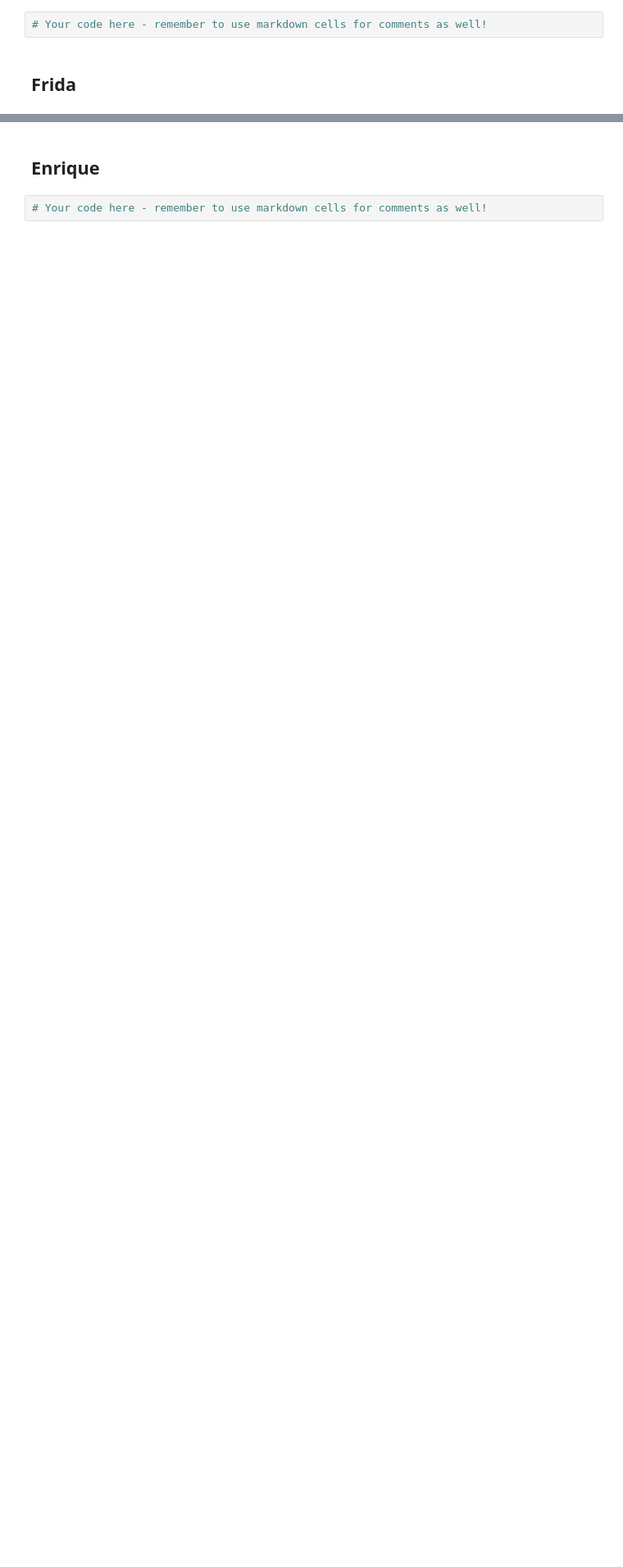
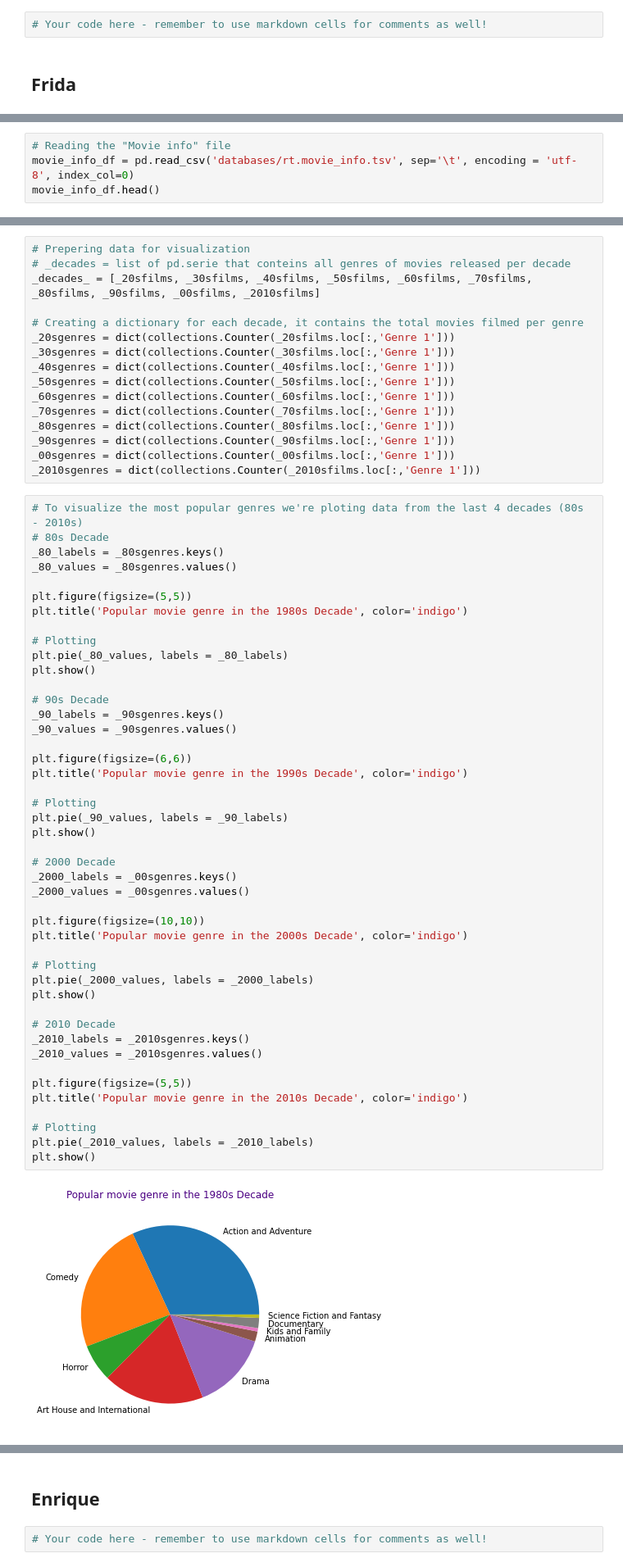
Before and after one commit to mfFrida/Capstone-Project-Semester-1, a Jupyter notebook: student.ipynb, the cells around one changed output, grey strips where cells are left out. Shown at 82% size. Saved outputs shown, nothing was run; the diff lists cells and outputs as text; blank space fills up the shorter version.

```diff
--- a/student.ipynb
+++ b/student.ipynb
@@ -14,0 +24,4 @@
+# %%
+# Reading the "Movie info" file
+movie_info_df = pd.read_csv('databases/rt.movie_info.tsv', sep='\t', encoding = 'utf-8', index_col=0)
+movie_info_df.head()
@@ -14,0 +244,63 @@
+# %%
+# Prepering data for visualization
+# _decades = list of pd.serie that conteins all genres of movies released per decade
+_decades_ = [_20sfilms, _30sfilms, _40sfilms, _50sfilms, _60sfilms, _70sfilms, _80sfilms, _90sfilms, _00sfilms, _2010sfilms]
+
+# Creating a dictionary for each decade, it contains the total movies filmed per genre
+_20sgenres = dict(collections.Counter(_20sfilms.loc[:,'Genre 1']))
+_30sgenres = dict(collections.Counter(_30sfilms.loc[:,'Genre 1']))
+_40sgenres = dict(collections.Counter(_40sfilms.loc[:,'Genre 1']))
+_50sgenres = dict(collections.Counter(_50sfilms.loc[:,'Genre 1']))
+_60sgenres = dict(collections.Counter(_60sfilms.loc[:,'Genre 1']))
+_70sgenres = dict(collections.Counter(_70sfilms.loc[:,'Genre 1']))
+_80sgenres = dict(collections.Counter(_80sfilms.loc[:,'Genre 1']))
+_90sgenres = dict(collections.Counter(_90sfilms.loc[:,'Genre 1']))
+_00sgenres = dict(collections.Counter(_00sfilms.loc[:,'Genre 1']))
+_2010sgenres = dict(collections.Counter(_2010sfilms.loc[:,'Genre 1']))
+# %%
+# To visualize the most popular genres we're ploting data from the last 4 decades (80s - 2010s)
+# 80s Decade
+_80_labels = _80sgenres.keys()
+_80_values = _80sgenres.values()
+
+plt.figure(figsize=(5,5))
+plt.title('Popular movie genre in the 1980s Decade', color='indigo')
+
+# Plotting
+plt.pie(_80_values, labels = _80_labels)
+plt.show()
+
+# 90s Decade
+_90_labels = _90sgenres.keys()
+_90_values = _90sgenres.values()
+
+plt.figure(figsize=(6,6))
+plt.title('Popular movie genre in the 1990s Decade', color='indigo')
+
+# Plotting
+plt.pie(_90_values, labels = _90_labels)
+plt.show()
+
+# 2000 Decade
+_2000_labels = _00sgenres.keys()
+_2000_values = _00sgenres.values()
+
+plt.figure(figsize=(10,10))
+plt.title('Popular movie genre in the 2000s Decade', color='indigo')
+
+# Plotting
+plt.pie(_2000_values, labels = _2000_labels)
+plt.show()
+
+# 2010 Decade
+_2010_labels = _2010sgenres.keys()
+_2010_values = _2010sgenres.values()
+
+plt.figure(figsize=(5,5))
+plt.title('Popular movie genre in the 2010s Decade', color='indigo')
+
+# Plotting
+plt.pie(_2010_values, labels = _2010_labels)
+plt.show()
+# %% [output]
+[figure, added]
```
Also changed, not shown: parts of 30 cells of this notebook.
